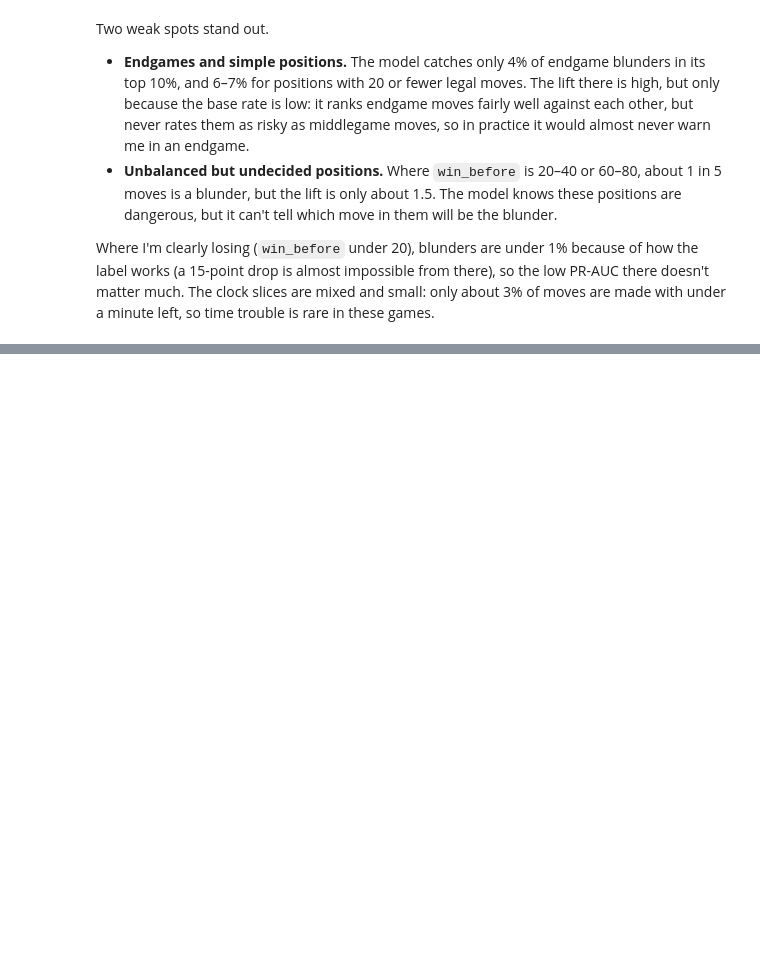
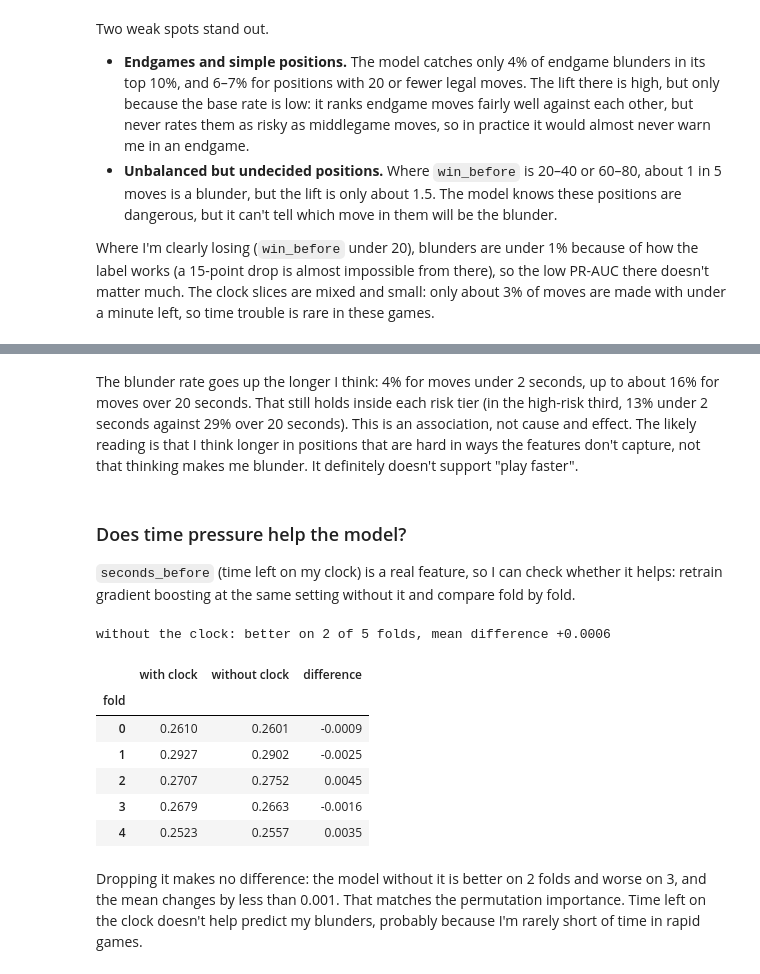
Before and after one commit to patrick-oreilly/chess-blunder-risk, a Jupyter notebook: notebooks/04_model_comparison.ipynb, the cells around one changed output, grey strips where cells are left out. Drawn from its saved outputs; the diff is of its cells as text; code cells hidden in the pictures; blank space fills up the shorter version.

Commit message:
Add thinking-time analysis and clock ablation

```diff
--- a/notebooks/04_model_comparison.ipynb
+++ b/notebooks/04_model_comparison.ipynb
@@ -612,0 +639,31 @@ left, so time trouble is rare in these games.
+# %% [markdown]
+The blunder rate goes up the longer I think: 4% for moves under 2 seconds, up to about 16% for
+moves over 20 seconds. That still holds inside each risk tier (in the high-risk third, 13% under 2
+seconds against 29% over 20 seconds). This is an association, not cause and effect. The likely
+reading is that I think longer in positions that are hard in ways the features don't capture, not
+that thinking makes me blunder. It definitely doesn't support "play faster".
+# %% [markdown]
+### Does time pressure help the model?
+
+`seconds_before` (time left on my clock) is a real feature, so I can check whether it helps: retrain
+gradient boosting at the same setting without it and compare fold by fold.
+# %%
+no_clock = modelling.cross_validate(modelling.gradient_boosting(**gb.best_params, drop=('seconds_before',)), train, folds)
+paired = modelling.fold_differences(gb.fold_scores, no_clock).rename(
+    columns={'a': 'with clock', 'b': 'without clock', 'b - a': 'difference'})
+print(f"without the clock: better on {(paired['difference'] > 0).sum()} of {len(paired)} folds, "
+      f"mean difference {paired['difference'].mean():+.4f}")
+paired.round(4)
+# %% [output]
+without the clock: better on 2 of 5 folds, mean difference +0.0006
+|  | with clock | without clock | difference |
+| fold |  |  |  |
+| 0 | 0.2610 | 0.2601 | -0.0009 |
+| 1 | 0.2927 | 0.2902 | -0.0025 |
+| 2 | 0.2707 | 0.2752 | 0.0045 |
+| 3 | 0.2679 | 0.2663 | -0.0016 |
+| 4 | 0.2523 | 0.2557 | 0.0035 |
+# %% [markdown]
+Dropping it makes no difference: the model without it is better on 2 folds and worse on 3, and the
+mean changes by less than 0.001. That matches the permutation importance. Time left on the clock
+doesn't help predict my blunders, probably because I'm rarely short of time in rapid games.
```
Also changed, not shown: parts of 2 cells of this notebook.
